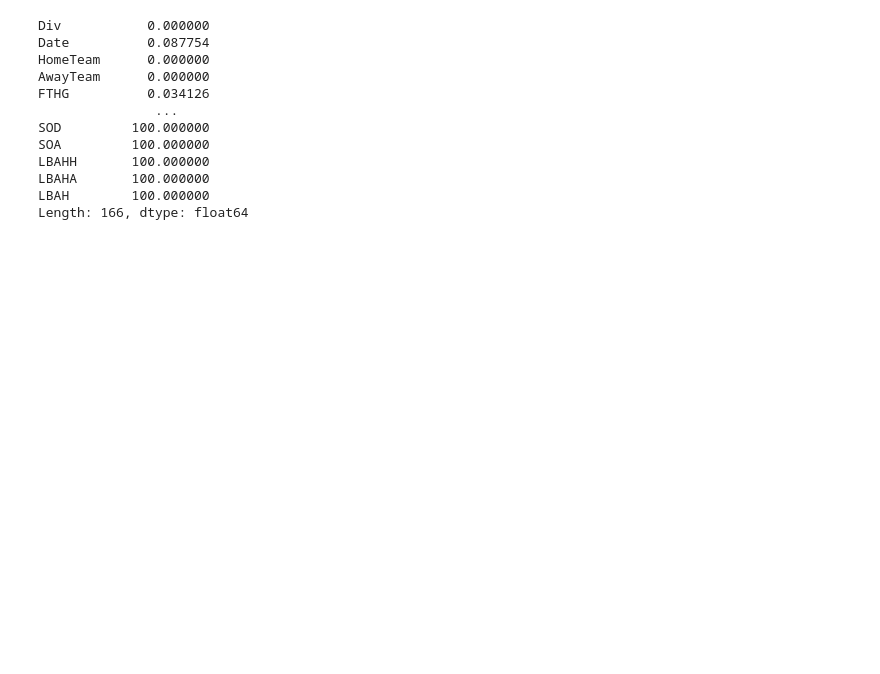
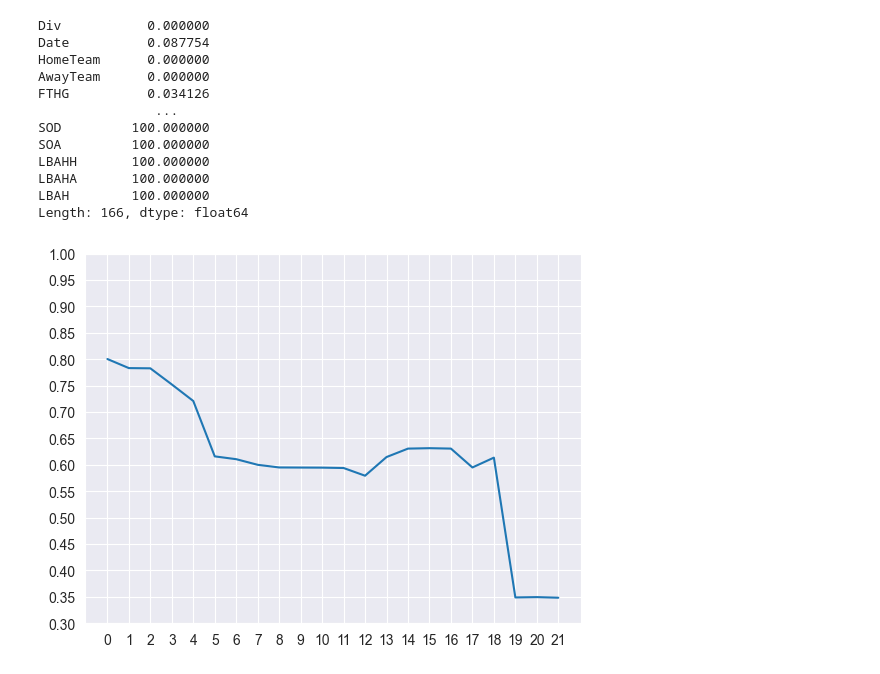
Before and after one commit to balooooooooo/machine-learning-2-coursework, a Jupyter notebook: preprocessing.ipynb, the cells around one changed output. Cells and saved outputs as stored; diff of their text form; code cells hidden in the pictures; blank space fills up the shorter version.

Commit message:
added graph to show NAs over time

```diff
--- a/preprocessing.ipynb
+++ b/preprocessing.ipynb
@@ -243,3 +243,12 @@ LBAHH       100.000000
 LBAHA       100.000000
 LBAH        100.000000
 Length: 166, dtype: float64
+# %%
+na_vals = [df[df["season"]==i].isna().sum().sum()/(df[df["season"]==i].shape[0]*df[df["season"]==i].shape[1]) for i in range(0,22)]
+plt.xticks(range(0,22))
+plt.ylim(0.3, 1)
+plt.locator_params(axis='y', nbins=14)
+plt.plot(na_vals)
+plt.gca().ticklabel_format(axis='y', style='plain', scilimits=(0, 0))
+# %% [output]
+[figure, added]
```
